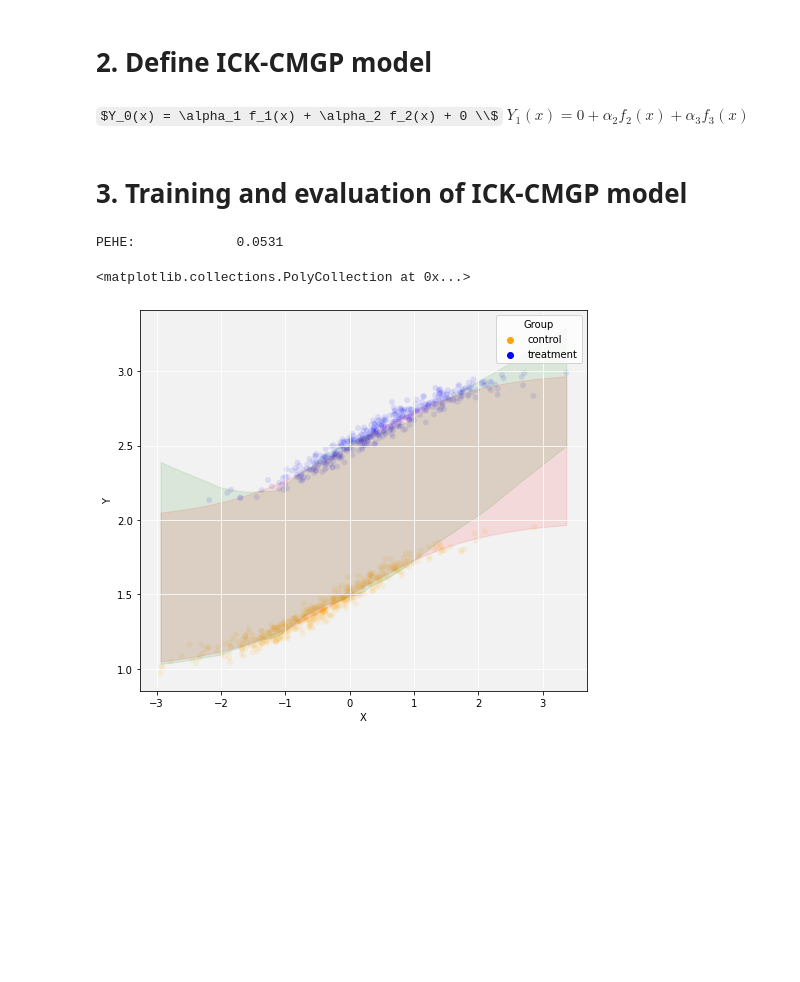
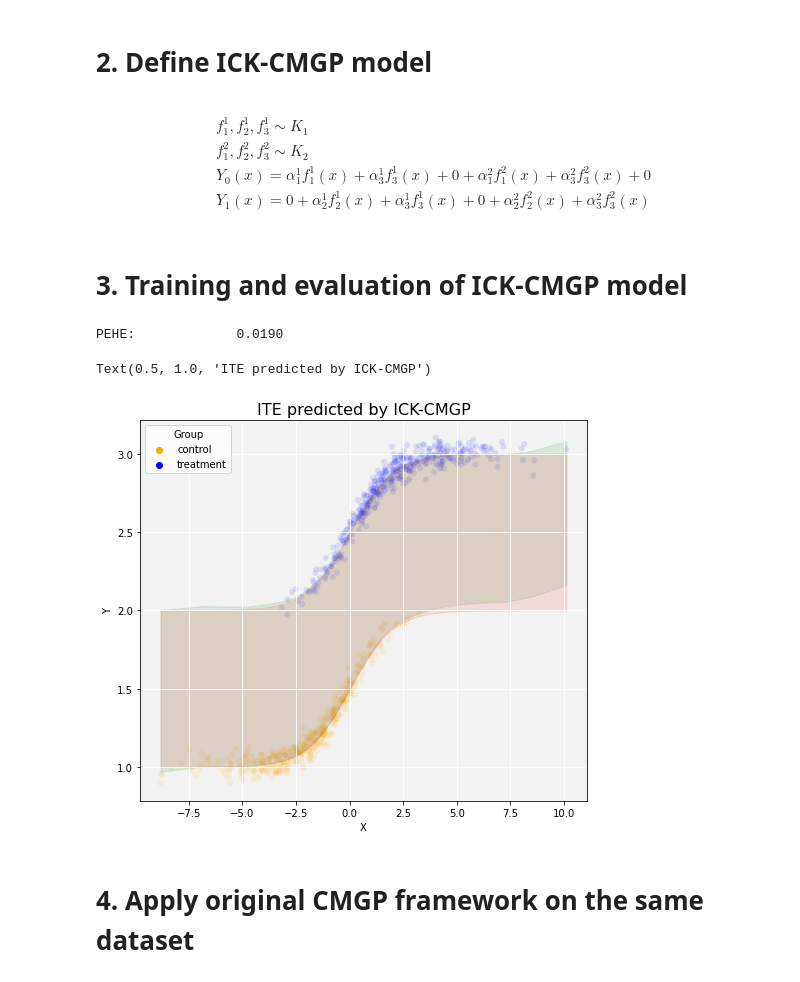
Before and after one commit to jzy95310/ICK, a Jupyter notebook: experiments/causal_inference/synthetic_data_experiment.ipynb, the cells around one changed output. Cells and saved outputs as stored; diff of their text form; code cells hidden in the pictures; some formulas as TeX source; blank space fills up the shorter version.

```diff
--- a/experiments/causal_inference/synthetic_data_experiment.ipynb
+++ b/experiments/causal_inference/synthetic_data_experiment.ipynb
@@ -23,9 +24,9 @@ torch.backends.cudnn.deterministic = True
 # %%
 # Generate synthetic data
 N = 3000
-noise = 0.04
+noise = 0.05
 train_test_ratio = 0.7
-X = np.random.normal(loc=0.0, scale=1.0, size=N)
+X = np.random.normal(loc=0.0, scale=3.0, size=N)
 T = np.random.binomial(n=1, p=[1/(1 + np.exp(-s)) for s in X])
 df = pd.DataFrame(np.stack([X,T], axis=1), columns=['X','T'])
 df['Group'] = df.apply(lambda row: 'control' if row['T'] == 0 else 'treatment', axis=1)
@@ -66,10 +67,14 @@ mu_test = mu1_test - mu0_test
 # Initialize dataloaders
 data_train = [X_train, T_train]
 data_test = [X_test, T_test]
-data_generators = create_generators_from_data(data_train, Y_train, data_test, Y_test)
+data_generators = create_generators_from_data(data_train, Y_train, data_test, Y_test, train_batch_size=32)
 # %% [markdown]
 # 2. Define ICK-CMGP model
 # %% [markdown]
-$Y_0(x) = \alpha_1 f_1(x) + \alpha_2 f_2(x) + 0 \\$
-$Y_1(x) = 0 + \alpha_2 f_2(x) + \alpha_3 f_3(x)$
+\begin{align*}
+&f_1^1, f_2^1, f_3^1 \sim K_1 \\
+&f_1^2, f_2^2, f_3^2 \sim K_2 \\
+&Y_0(x) = \alpha_1^1 f_1^1(x) + \alpha_3^1 f_3^1(x) + 0 + \alpha_1^2 f_1^2(x) + \alpha_3^2 f_3^2(x) + 0 \\
+&Y_1(x) = 0 + \alpha_2^1 f_2^1(x) + \alpha_3^1 f_3^1(x) + 0 + \alpha_2^2 f_2^2(x) + \alpha_3^2 f_3^2(x)
+\end{align*}
 # %%
@@ -123,11 +180,11 @@ ensemble = [ICK_CMGP(
 device = torch.device("cuda" if torch.cuda.is_available() else "cpu")
 optim = 'sgd'
 optim_params = {
-    'lr': 5e-7,
-    'momentum': 0.9,
-    'weight_decay': 0
+    'lr': 1e-5,
+    'momentum': 0.99,
+    'weight_decay': 0.00
 }
-epochs, patience = 100, 10
+epochs, patience = 1000, 10
 trainer = CMGPEnsembleTrainer(
     model=ensemble,
     data_generators=data_generators,
@@ -143,33 +200,36 @@ trainer.train()
 # %%
 mean_test_pred, std_test_pred, y_test_true = trainer.predict()
 mu_test_pred = mean_test_pred[:,1] - mean_test_pred[:,0]
 
 # PEHE
 pehe_test = np.sqrt(np.mean((mu_test_pred - mu_test) ** 2))
 print('PEHE:             %.4f' % (pehe_test))
 
-# Visualize PEHE
+# Visualize ITE
 test_df = df.loc[int(N*train_test_ratio):]
 fig = plt.figure(figsize=(8,7))
 ax = plt.gca()
 ax.set_facecolor('#F2F2F2')
 ax.grid(color='white')
 sns.scatterplot(data=test_df, x='X', y='Y', hue='Group', alpha=0.1, palette={'control':'orange','treatment':'blue'})
 ax.fill_between(
     sorted(test_df['X']),
     [x for _,x in sorted(zip(test_df['X'],test_df['mu0']))],
     [x for _,x in sorted(zip(test_df['X'],test_df['mu1']))],
     color='red',
     alpha=0.1
 )
 ax.fill_between(
     sorted(test_df['X']),
     [x for _,x in sorted(zip(test_df['X'],mean_test_pred[:,0]))],
     [x for _,x in sorted(zip(test_df['X'],mean_test_pred[:,1]))],
     color='green',
     alpha=0.1
 )
+ax.set_title('ITE predicted by ICK-CMGP', fontsize=16)
 # %% [output]
-PEHE:             0.0531
+PEHE:             0.0190
-<matplotlib.collections.PolyCollection at 0x...>
+Text(0.5, 1.0, 'ITE predicted by ICK-CMGP')
-[figure, old version]
+[figure, new version]
+# %% [markdown]
+# 4. Apply original CMGP framework on the same dataset
```
Also changed, not shown: parts of 5 cells of this notebook, 24 other files.
